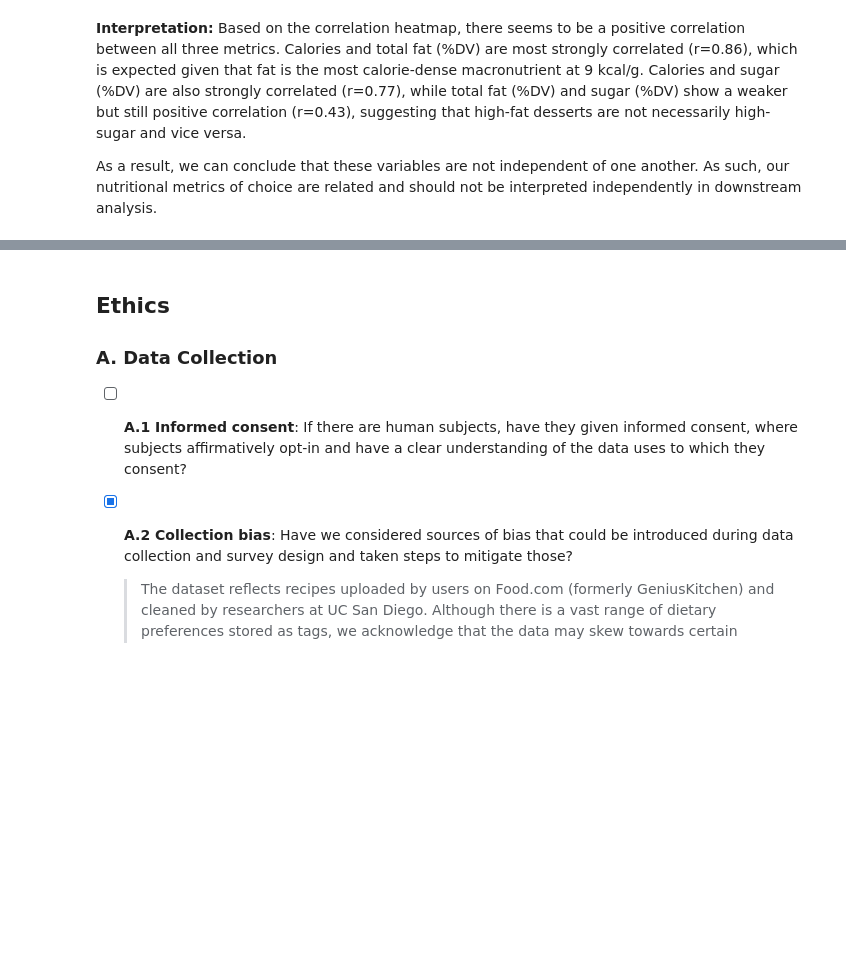
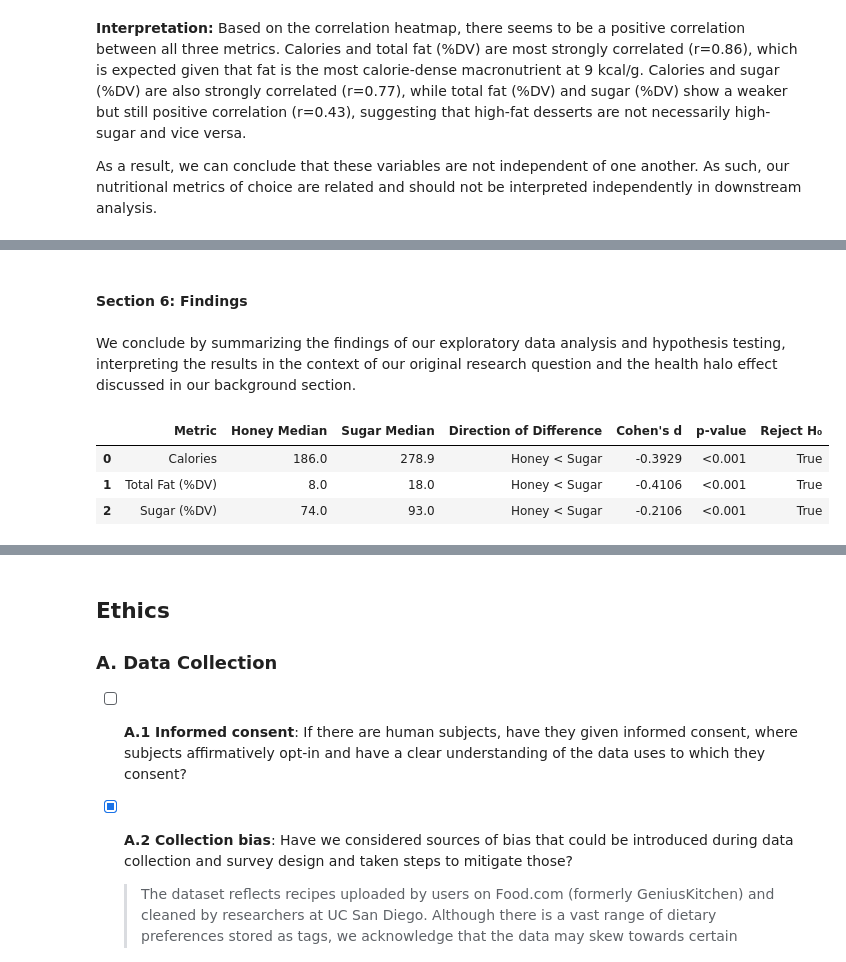
Before and after one commit to Doku98/Group047_WI26, a Jupyter notebook: 02-EDACheckpoint.ipynb, the cells around one changed output, grey strips where cells are left out. Saved outputs shown, nothing was run; the diff lists cells and outputs as text; code cells hidden in the pictures; blank space fills up the shorter version.

```diff
--- a/02-EDACheckpoint.ipynb
+++ b/02-EDACheckpoint.ipynb
@@ -653,0 +750,23 @@ As a result, we can conclude that these variables are not independent of one ano
+# %% [markdown]
+#### Section 6: Findings
+# %% [markdown]
+We conclude by summarizing the findings of our exploratory data analysis and hypothesis
+testing, interpreting the results in the context of our original research question and
+the health halo effect discussed in our background section.
+# %%
+# Summary table
+summary = pd.DataFrame({
+    'Metric': ['Calories', 'Total Fat (%DV)', 'Sugar (%DV)'],
+    'Honey Median': [186.0, 8.0, 74.0],
+    'Sugar Median': [278.9, 18.0, 93.0],
+    'Direction of Difference': ['Honey < Sugar', 'Honey < Sugar', 'Honey < Sugar'],
+    "Cohen's d": [-0.3929, -0.4106, -0.2106],
+    'p-value': ['<0.001', '<0.001', '<0.001'],
+    'Reject H₀': [True, True, True]
+})
+display(summary)
+# %% [output]
+|  | Metric | Honey Median | Sugar Median | Direction of Difference | Cohen's d | p-value | Reject H₀ |
+| 0 | Calories | 186.0 | 278.9 | Honey < Sugar | -0.3929 | <0.001 | True |
+| 1 | Total Fat (%DV) | 8.0 | 18.0 | Honey < Sugar | -0.4106 | <0.001 | True |
+| 2 | Sugar (%DV) | 74.0 | 93.0 | Honey < Sugar | -0.2106 | <0.001 | True |
```
Also changed, not shown: parts of 11 cells of this notebook.
